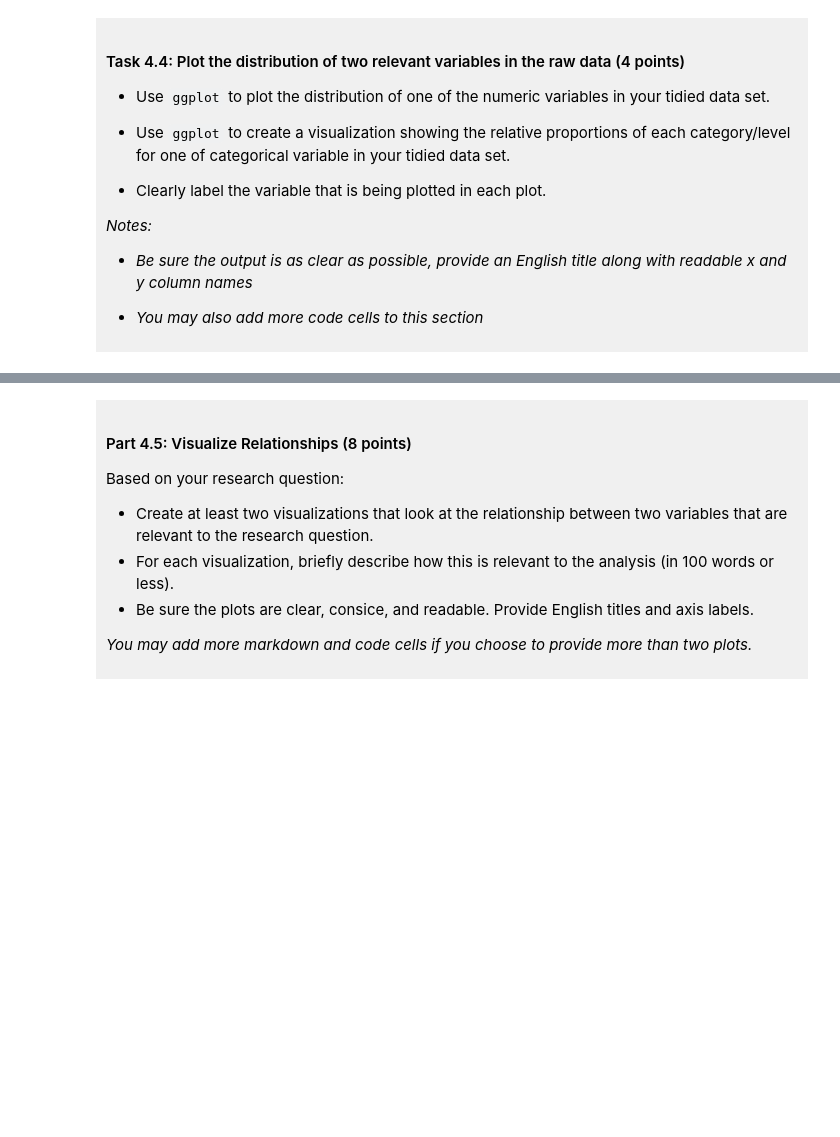
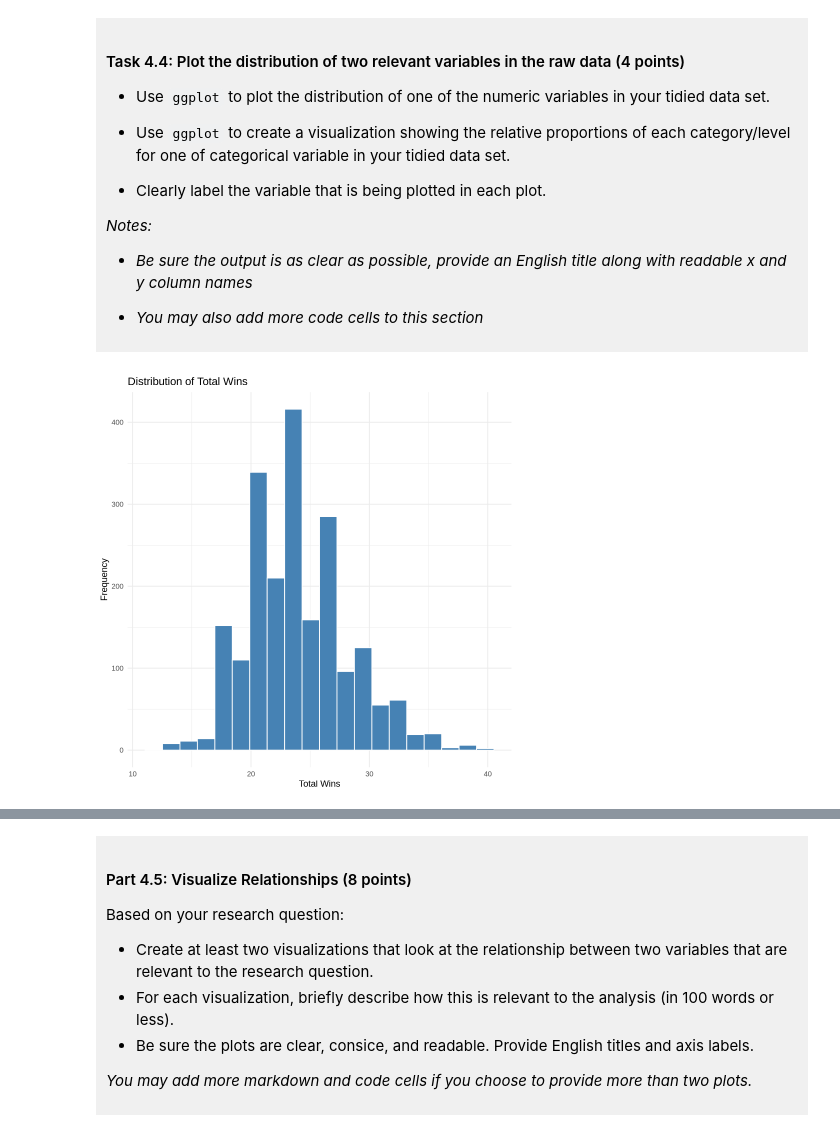
Before and after one commit to kellyluworks-tech/dsci-100-project-kelly-lu, a Jupyter notebook: dsci-100-project-notebook.ipynb, the cells around one changed output, grey strips where cells are left out. Cells and saved outputs as stored; diff of their text form; code cells hidden in the pictures; blank space fills up the shorter version.

```diff
--- a/dsci-100-project-notebook.ipynb
+++ b/dsci-100-project-notebook.ipynb
@@ -294,5 +346,16 @@ You will refine your research question (if needed) and produce a tidy data set.
 
 </div>
 # %%
-### EDIT THIS CODE CELL FOR PLOT 1 ###
+numeric_dist_plot <- tidy_data |>
+  ggplot(aes(x = total_wins)) +
+  geom_histogram(bins = 20, fill = "steelblue", color = "white") +
+  labs(
+    title = "Distribution of Total Wins",
+    x = "Total Wins",
+    y = "Frequency"
+  ) +
+  theme_minimal()
+numeric_dist_plot
+# %% [output]
+[figure, added]
 # %%
```
Also changed, not shown: parts of 10 cells of this notebook.
